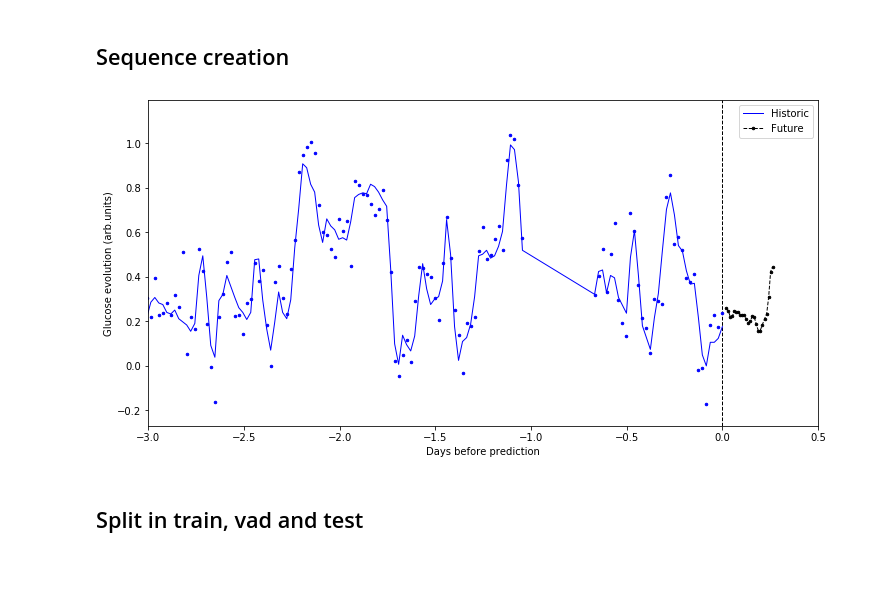
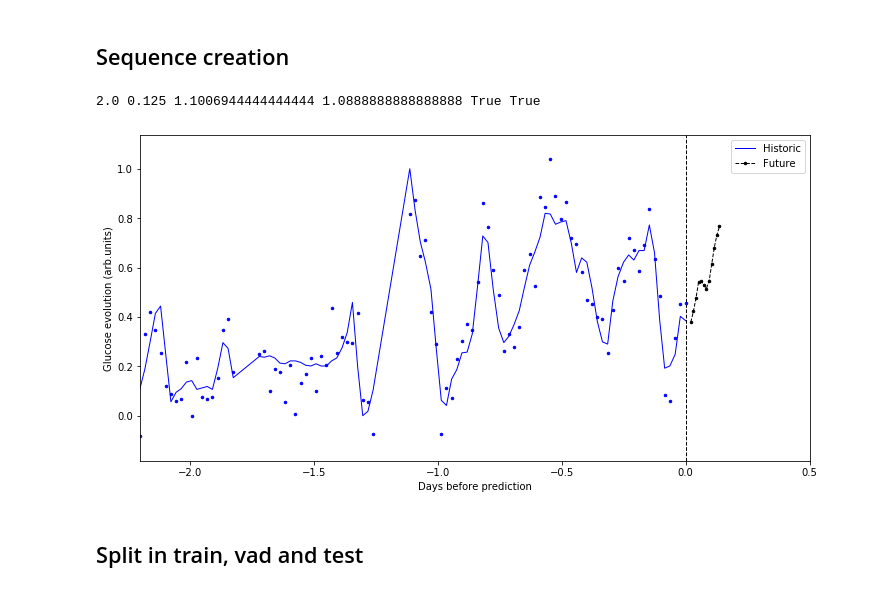
Before and after one commit to juan-arevalo/sugar_level_prediction, a Jupyter notebook: explore/data_exploration.ipynb, the cells around one changed output. Drawn from its saved outputs; the diff is of its cells as text; code cells hidden in the pictures.

```diff
--- a/explore/data_exploration.ipynb
+++ b/explore/data_exploration.ipynb
@@ -158,8 +159,8 @@ day_dict = {'Monday': 0, 'Tuesday': 1, 'Wednesday': 2, 'Thursday': 3,
 def get_time_data(data, idx, time_unit, zero_time=None):
     # get time feature, substract last time feature event, and normalize to time_unit
     ts = pd.to_datetime(data.timestamp.values[idx])
-    hour = np.array([t.hour/24.0 for t in ts])
-    day = np.array([day_dict[t.day_name()]/7.0 for t in ts])
+    hour = np.array([t.hour for t in ts])
+    day = np.array([day_dict[t.day_name()] for t in ts])
     if not zero_time:
         zero_time = ts[-1]
     ts = np.array([(t-zero_time)/time_unit for t in ts])
@@ -197,35 +198,62 @@ def create_sequence(data, start, history, future, feature_steps=1, label_steps=1
     comb_label = np.stack(arrays=(ts_label,hour_label, day_label, ys_label), axis=1)
 
     return ys_feature, comb_feature, comb_label
+
+def verify_sequence(feature, label, feature_steps, label_steps, min_v, max_v,
+                    hours_in_day=24.0, sampling=4.0):
+    max_time_feature = feature_steps / sampling / hours_in_day
+    max_time_label = label_steps / sampling / hours_in_day
+
+    max_feature = -np.min(feature[:, 0]) / max_time_feature
+    max_label = np.max(label[:, 0]) / max_time_label
+
+    cond1 =  min_v <= max_feature <= max_v
+    cond2 =  min_v <= max_label <= max_v
+
+    return max_time_feature, max_time_label, max_feature, max_label, cond1, cond2
 # %%
-plt.figure(figsize=(12, 6))
+np.set_printoptions(threshold=np.inf)
+
 start=np.random.randint(low=0, high=dfs.index.size)
-# data is sampled every 5 minutes. Thus, there are 4 measurements per hour
-history = 72*4 # a history of 3 days
+
+# data is sampled every 15 minutes. Thus, there are 4 measurements per hour
+history = 48*4 # a history of 3 days
 history_steps = 2 # 2 samples per hour
-future = 6*4  # this accounts for a prediction of 6 hours in advance
+future = 3*4  # this accounts for a prediction of 6 hours in advance
 future_steps = 1 # two samples per hour
 yf, ynf, yl = create_sequence(dfs, start=start, history=history, future=future,
                               feature_steps=history_steps, label_steps=future_steps,
                               time_unit=one_day, noise=0.1, day_dict=day_dict)
 
-ymin = ynf[:, 3].min()-0.1
-ymax = ynf[:, 3].max()+0.1
+# conditions for the length of the sequences
+max_time_feature, max_time_label, max_feature, max_label, cond1, cond2 = \
+  verify_sequence(ynf, yl, history, future, 0.8, 1.2)
+print(max_time_feature, max_time_label, max_feature, max_label, cond1, cond2)
+if max_feature < 0.8:
+    print(dfs.values[start:start+history, :])
+
+# plot sequences
+plt.figure(figsize=(12, 6))
 
 plt.plot(ynf[:, 0], yf, '-b', markersize=2, linewidth=1, label='Historic')
 plt.plot(ynf[:, 0], ynf[:, 3], '.b', markersize=5, linewidth=1)
 plt.plot(yl[:, 0], yl[:, 3], '.--k', markersize=5, linewidth=1, label='Future')
+
+ymin = ynf[:, 3].min()-0.1
+ymax = ynf[:, 3].max()+0.1
+
 plt.vlines(x=0, ymin=ymin, ymax=ymax, colors='k', linewidth=1, linestyles='--')
 
 plt.ylim(ymin, ymax)
-plt.xlim(-history/4/24, 0.5)
+plt.xlim(-history/4/24-0.2, 0.5)
 
 plt.ylabel('Glucose evolution (arb.units)')
 plt.xlabel('Days before prediction')
 plt.legend(loc='best')
 plt.show()
 # %% [output]
+2.0 0.125 1.1006944444444444 1.0888888888888888 True True
-[figure, old version]
+[figure, new version]
 # %% [markdown]
 ## Split in train, vad and test
 # %%
```
Also changed, not shown: parts of 8 cells of this notebook.
